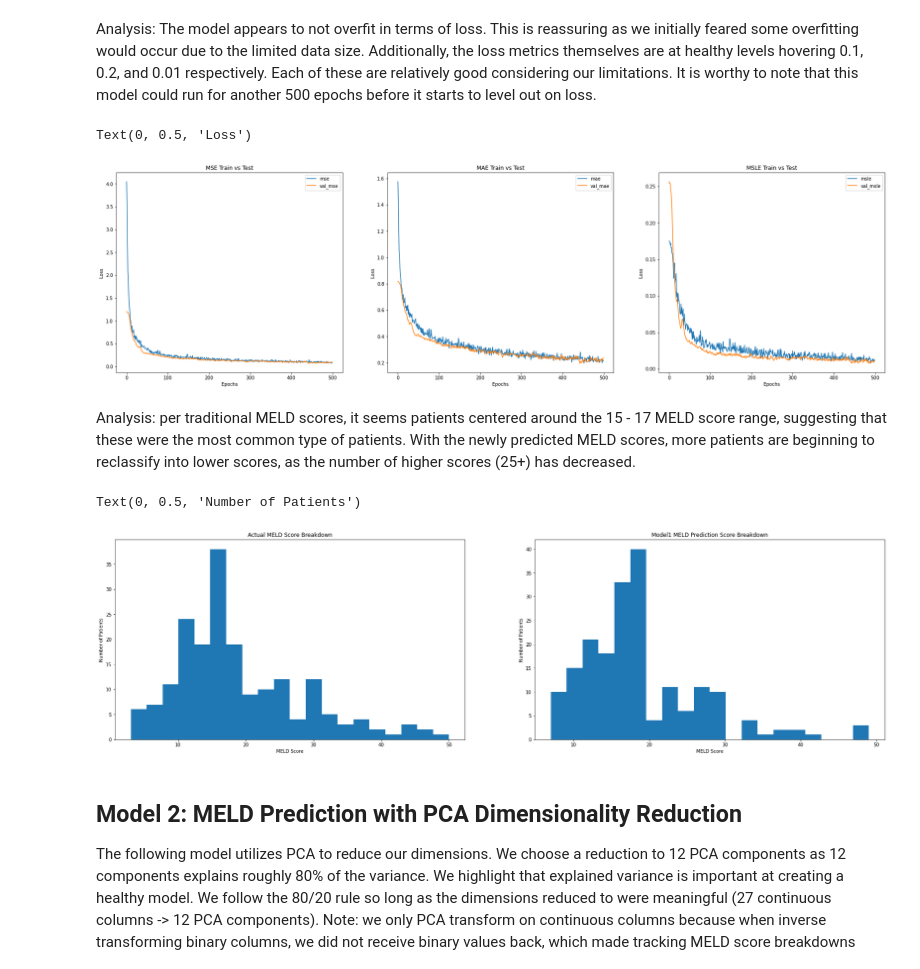
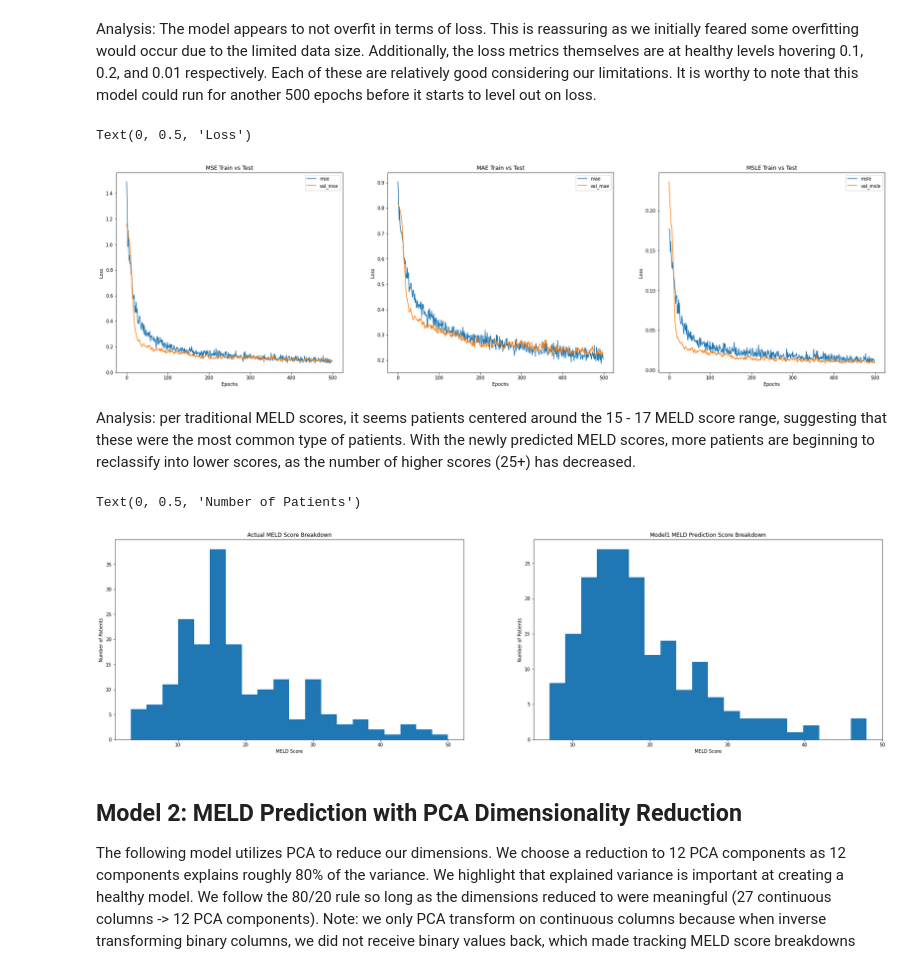
Before and after one commit to wisniemj/CS8321, a Jupyter notebook: finalPaper/finalPaper.ipynb, the cells around one changed output. Drawn from its saved outputs; the diff is of its cells as text; code cells hidden in the pictures.

```diff
--- a/finalPaper/finalPaper.ipynb
+++ b/finalPaper/finalPaper.ipynb
@@ -388,11 +399,18 @@ y_test = tf.convert_to_tensor(y_test)
+# %%
+# split X, y
+X_train_seq, X_test_seq, y_train_seq, y_test_seq = train_test_split(X, y, test_size=test_size, random_state=random_state)
+X_train_seq = tf.convert_to_tensor(X_train_seq)
+X_test_seq = tf.convert_to_tensor(X_test_seq)
+y_train_seq = tf.convert_to_tensor(y_train_seq)
+y_test_seq = tf.convert_to_tensor(y_test_seq)
 # %%
 # initialize and fit sequential model
-sequential_model = create_sequential_model(df=X_train)
-sequential_model.fit(x=X_train,
-    y=y_train,
+sequential_model = create_sequential_model(df=X_train_seq)
+sequential_model.fit(x=X_train_seq,
+    y=y_train_seq,
     epochs=epochs,
     verbose=verbose,
-    validation_data=(X_test, y_test),
+    validation_data=(X_test_seq, y_test_seq),
     batch_size=batch_size)
 # %% [output]
 <keras.callbacks.History at 0x...>
@@ -430,31 +448,31 @@ ax[2].set_xlabel("Epochs")
 ax[2].set_ylabel("Loss")
 # %% [output]
 Text(0, 0.5, 'Loss')
-[figure, old version]
+[figure, new version]
 # %%
 # predict out values
-y_pred_seq = sequential_model.predict(X_test)
+y_pred_seq = sequential_model.predict(X_test_seq)
 
 # reverse scaling
 y_pred_seq = np.round(target_scaler.inverse_transform(np.array(y_pred_seq)))
-y_test = np.round(target_scaler.inverse_transform(np.array(y_test)))
+y_test_seq = np.round(target_scaler.inverse_transform(np.array(y_test_seq)))
 # %% [markdown]
 Analysis: per traditional MELD scores, it seems patients centered around the 15 - 17 MELD score range, suggesting that these were the most common type of patients.  With the newly predicted MELD scores, more patients are beginning to reclassify into lower scores, as the number of higher scores (25+) has decreased.
 # %%
 # MELD distribution breakdown
 fig, ax = plt.subplots(1, 2, figsize=(30, 8))
 
-ax[0].hist(np.array(y_test), bins=20)
+ax[0].hist(np.array(y_test_seq), bins=20)
 ax[0].set_title("Actual MELD Score Breakdown")
 ax[0].set_xlabel("MELD Score")
 ax[0].set_ylabel("Number of Patients")
 
 ax[1].hist(y_pred_seq, bins=20)
 ax[1].set_title("Model1 MELD Prediction Score Breakdown")
 ax[1].set_xlabel("MELD Score")
 ax[1].set_ylabel("Number of Patients")
 # %% [output]
 Text(0, 0.5, 'Number of Patients')
-[figure, old version]
+[figure, new version]
 # %%
 # create meld prediction dataframe to calculate accuracies
```
Also changed, not shown: parts of 51 cells of this notebook.
